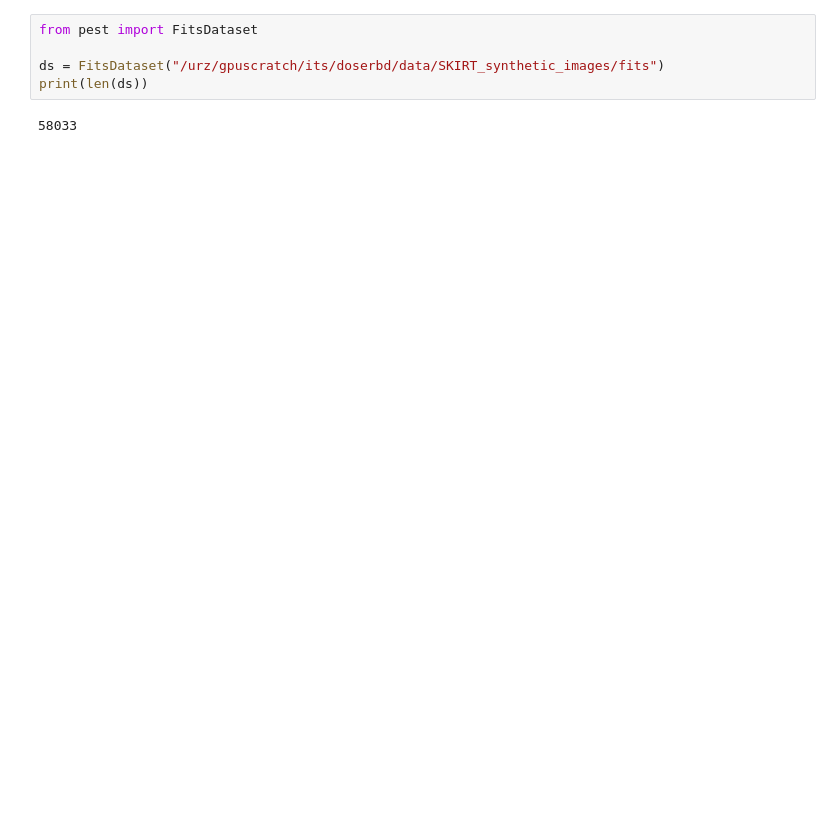
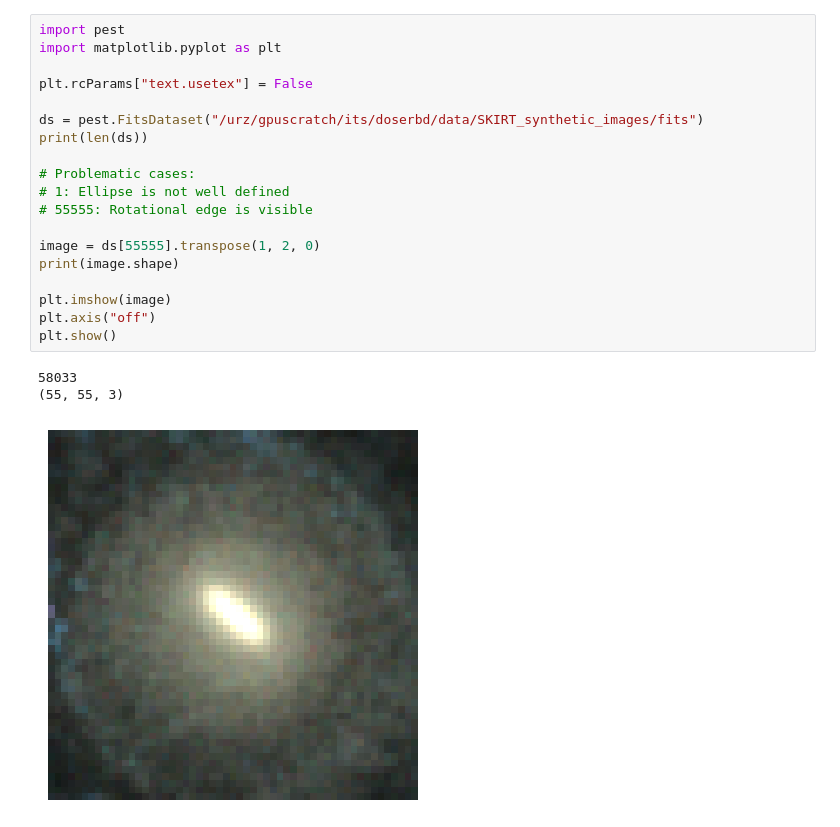
Before and after one commit to BerndDoser/PEST, a Jupyter notebook: devel/illustris_skirt.ipynb, the cells around one changed output. Drawn from its saved outputs; the diff is of its cells as text; blank space fills up the shorter version.

```diff
--- a/devel/illustris_skirt.ipynb
+++ b/devel/illustris_skirt.ipynb
@@ -1,8 +1,24 @@
 # %%
-from pest import FitsDataset
+import pest
+import matplotlib.pyplot as plt
 
-ds = FitsDataset("/urz/gpuscratch/its/doserbd/data/SKIRT_synthetic_images/fits")
+plt.rcParams["text.usetex"] = False
+
+ds = pest.FitsDataset("/urz/gpuscratch/its/doserbd/data/SKIRT_synthetic_images/fits")
 print(len(ds))
+
+# Problematic cases:
+# 1: Ellipse is not well defined
+# 55555: Rotational edge is visible
+
+image = ds[55555].transpose(1, 2, 0)
+print(image.shape)
+
+plt.imshow(image)
+plt.axis("off")
+plt.show()
 # %% [output]
 58033
+(55, 55, 3)
+[figure, added]
 # %%
```
Also changed, not shown: parts of 6 cells of this notebook, 2 other files.
